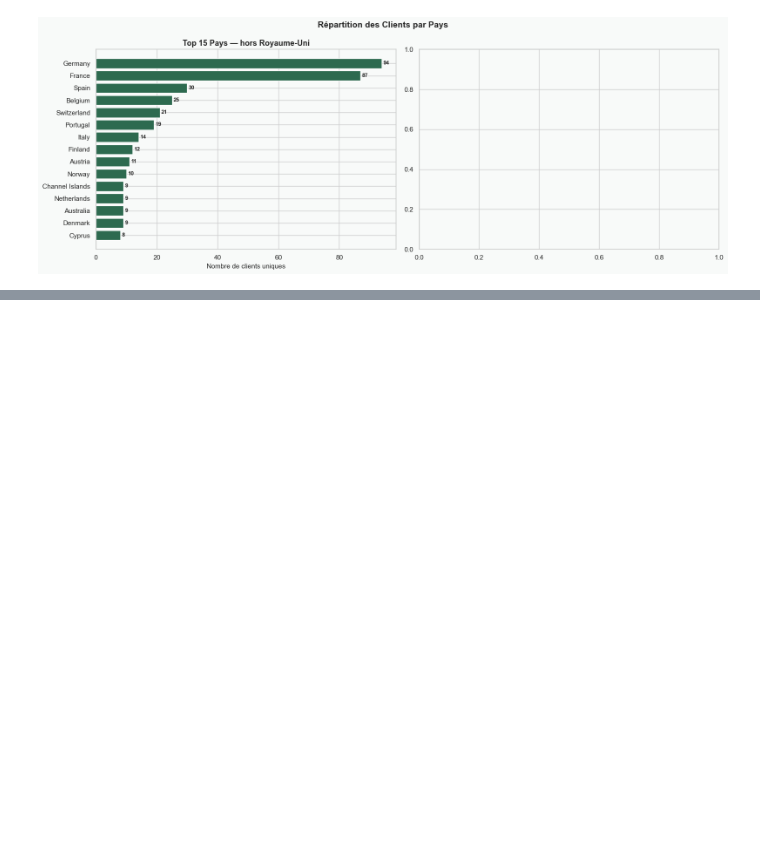
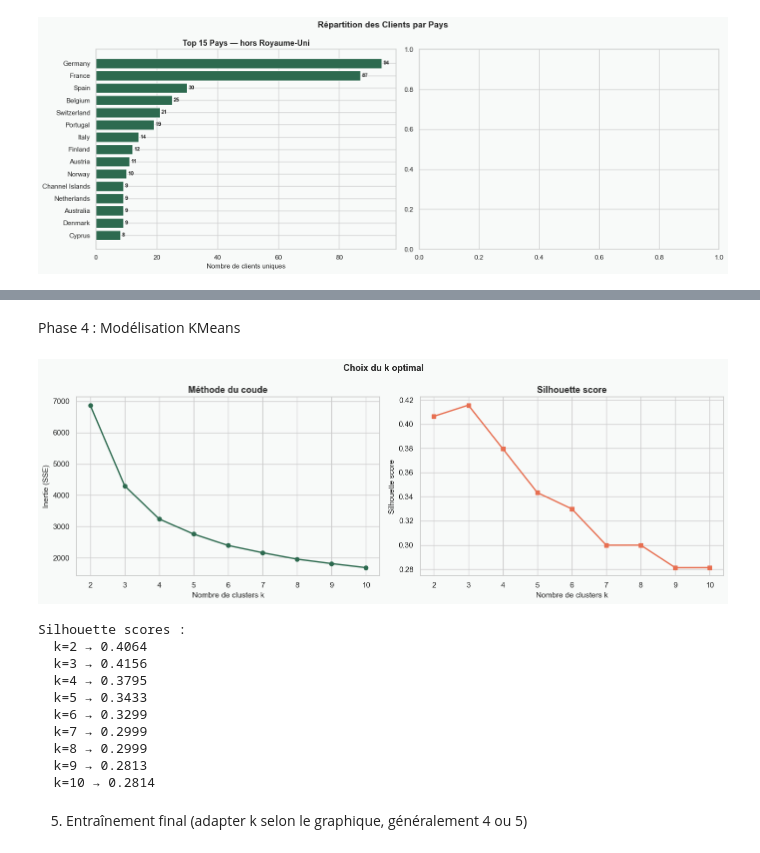
Before and after one commit to nad02k/Client-segmentation-notebook, a Jupyter notebook: exploration_dataset.ipynb, the cells around one changed output, grey strips where cells are left out. Cells and saved outputs as stored; diff of their text form; code cells hidden in the pictures; blank space fills up the shorter version.

Commit message:
version finale

```diff
--- a/exploration_dataset.ipynb
+++ b/exploration_dataset.ipynb
@@ -648,0 +1046,71 @@ plt.show()
+# %% [markdown]
+Phase 4 : Modélisation KMeans
+# %%
+
+import numpy as np
+from sklearn.cluster import KMeans
+from sklearn.preprocessing import StandardScaler
+from sklearn.metrics import silhouette_score
+import matplotlib.pyplot as plt
+import seaborn as sns
+
+# 1. Calcul RFM propre (depuis df_clean, date de référence = 31/12/2011)
+snapshot_date = pd.Timestamp("2011-12-31")
+
+rfm = df_clean[df_clean["CustomerID"].notna()].groupby("CustomerID").agg(
+    Recency   = ("InvoiceDate", lambda x: (snapshot_date - x.max()).days),
+    Frequency = ("InvoiceNo",   "nunique"),
+    Monetary  = ("Revenue",     "sum")
+).reset_index()
+
+# 2. Transformation log (distributions très asymétriques)
+rfm["log_Frequency"] = np.log1p(rfm["Frequency"])
+rfm["log_Monetary"]  = np.log1p(rfm["Monetary"])
+
+# 3. Normalisation
+scaler = StandardScaler()
+rfm_scaled = scaler.fit_transform(rfm[["Recency", "log_Frequency", "log_Monetary"]])
+
+# 4. Méthode du coude + Silhouette score
+inertias, silhouettes = [], []
+K_range = range(2, 11)
+
+for k in K_range:
+    km = KMeans(n_clusters=k, random_state=42, n_init=10)
+    labels = km.fit_predict(rfm_scaled)
+    inertias.append(km.inertia_)
+    silhouettes.append(silhouette_score(rfm_scaled, labels))
+
+fig, (ax1, ax2) = plt.subplots(1, 2, figsize=(14, 5))
+fig.suptitle("Choix du k optimal", fontsize=13, fontweight="bold")
+
+ax1.plot(K_range, inertias, marker="o", color="#2D6A4F", lw=2)
+ax1.set_xlabel("Nombre de clusters k")
+ax1.set_ylabel("Inertie (SSE)")
+ax1.set_title("Méthode du coude")
+
+ax2.plot(K_range, silhouettes, marker="s", color="#E76F51", lw=2)
+ax2.set_xlabel("Nombre de clusters k")
+ax2.set_ylabel("Silhouette score")
+ax2.set_title("Silhouette score")
+
+plt.tight_layout()
+plt.show()
+
+print("Silhouette scores :")
+for k, s in zip(K_range, silhouettes):
+    print(f"  k={k} → {s:.4f}")
+# %% [output]
+[figure, added]
+Silhouette scores :
+  k=2 → 0.4064
+  k=3 → 0.4156
+  k=4 → 0.3795
+  k=5 → 0.3433
+  k=6 → 0.3299
+  k=7 → 0.2999
+  k=8 → 0.2999
+  k=9 → 0.2813
+  k=10 → 0.2814
+# %% [markdown]
+ 5. Entraînement final (adapter k selon le graphique, généralement 4 ou 5)
```
Also changed, not shown: parts of 23 cells of this notebook, 5 other files.
